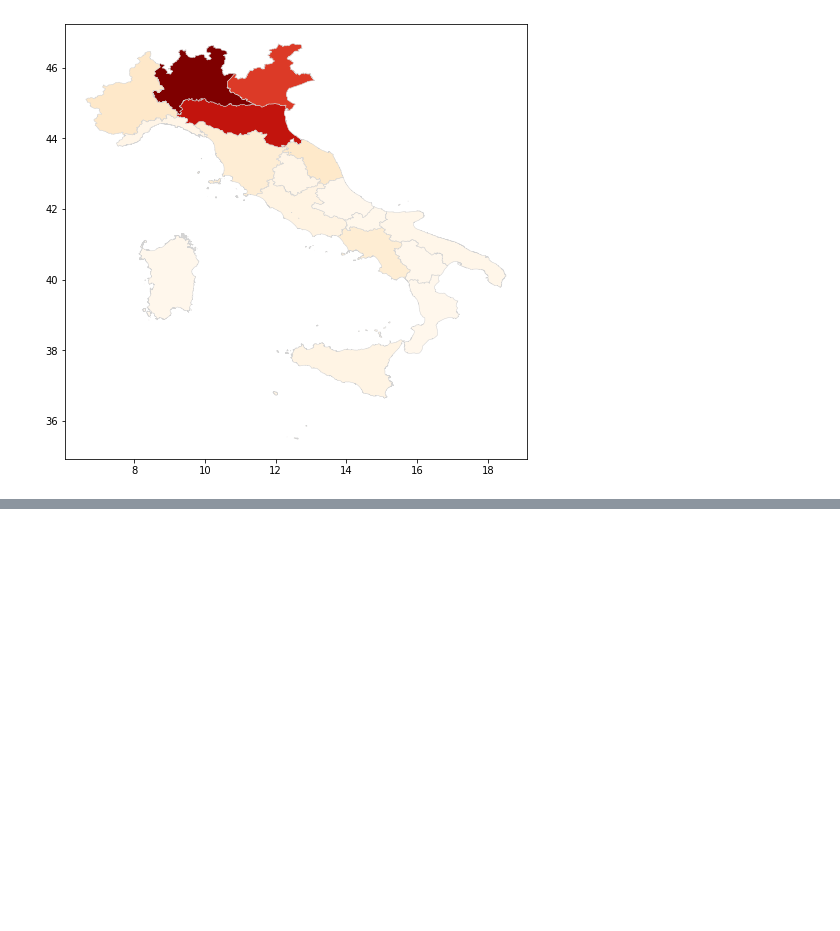
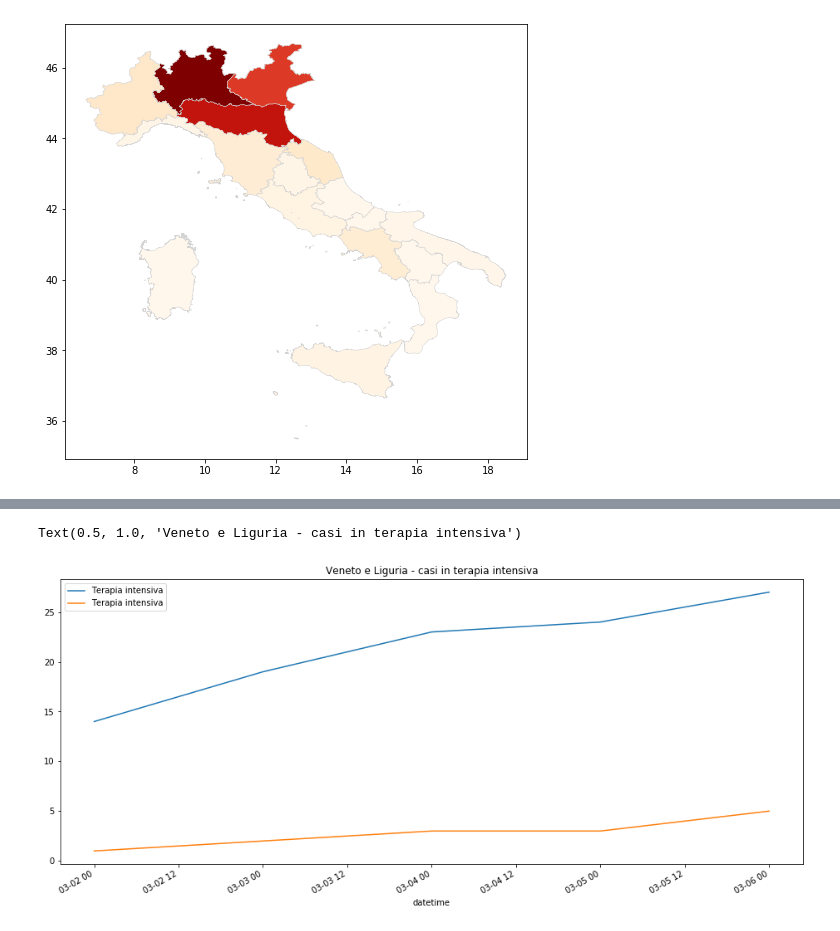
Before and after one commit to enricofer/python_giscience_2020, a Jupyter notebook: MODULI/py/COVID19-analisi per regioni.ipynb, the cells around one changed output, grey strips where cells are left out. Drawn from its saved outputs; the diff is of its cells as text; code cells hidden in the pictures; blank space fills up the shorter version.

```diff
--- a/MODULI/py/COVID19-analisi per regioni.ipynb
+++ b/MODULI/py/COVID19-analisi per regioni.ipynb
@@ -69,3 +67,11 @@ cv_df_geo.plot(column='Isolamento domiciliare',cmap='OrRd', edgecolor = "lightgr
 # %% [output]
 <matplotlib.axes._subplots.AxesSubplot at 0x...>
 [figure]
+# %%
+cv_region1 = "Lombardia"
+cv_df_progress1 = cv_df.loc[cv_df["Regione"]==cv_region1]
+cv_df_progress1.head()
+
+cv_region2 = "Veneto"
+cv_df_progress2 = cv_df.loc[cv_df["Regione"]==cv_region2]
+cv_df_progress2.head()
@@ -71,0 +85,7 @@ cv_df_geo.plot(column='Isolamento domiciliare',cmap='OrRd', edgecolor = "lightgr
+# %%
+ax = cv_df_progress1.plot(x='datetime', y='Terapia intensiva', figsize=(16, 7))
+ax = cv_df_progress2.plot(ax = ax, x='datetime', y='Terapia intensiva', figsize=(16, 7))
+ax.set_title('%s e %s - casi in terapia intensiva' % (cv_region1,cv_region2))
+# %% [output]
+Text(0.5, 1.0, 'Veneto e Liguria - casi in terapia intensiva')
+[figure, added]
```
Also changed, not shown: parts of 4 cells of this notebook.
